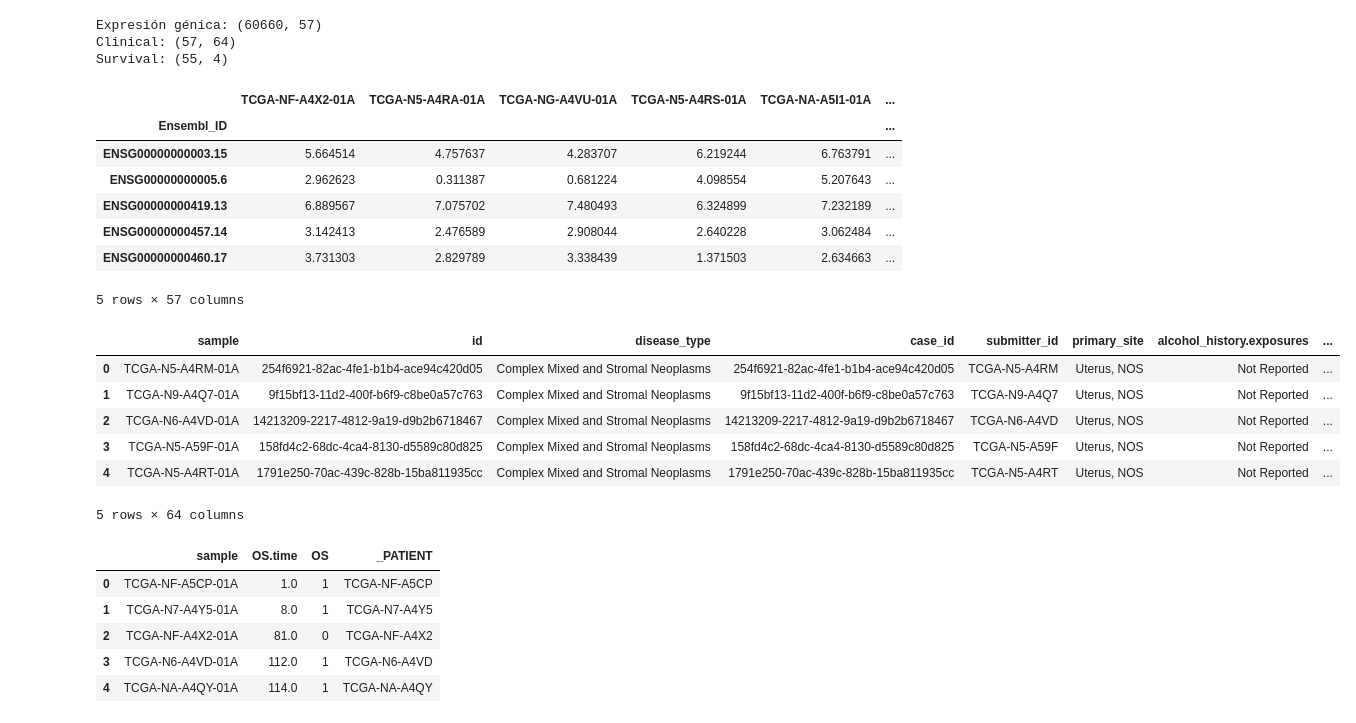
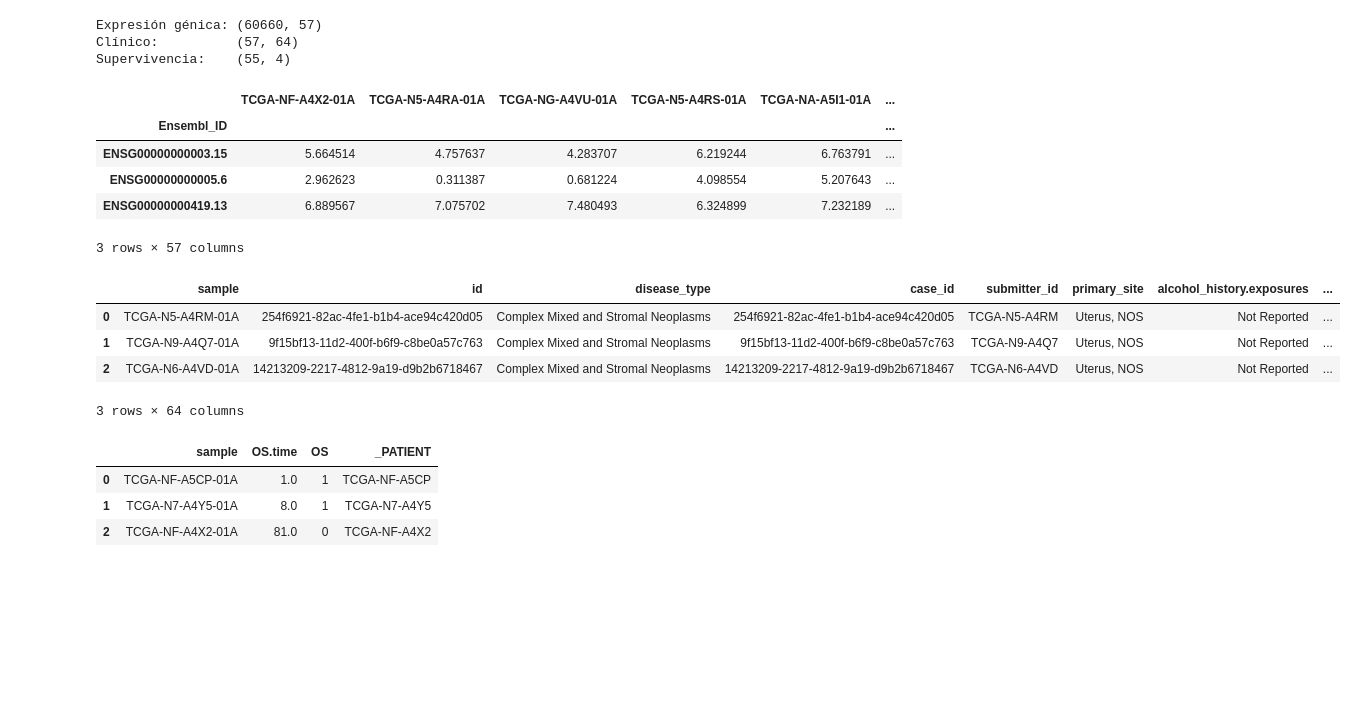
Before and after one commit to DiazPaz/ia_models, a Jupyter notebook: P_P3/main.ipynb, the cells around one changed output. Drawn from its saved outputs; the diff is of its cells as text; code cells hidden in the pictures; blank space fills up the shorter version.

```diff
--- a/P_P3/main.ipynb
+++ b/P_P3/main.ipynb
@@ -6,53 +76,39 @@ Autor: David Díaz Paz y Puente
 # %%
-from pathlib import Path
-import pandas as pd
-import numpy as np
-
-from sklearn.preprocessing import StandardScaler
-
 # =========================
-# 1. Cargar archivos
+# 1. Cargar archivos de datos
 # =========================
 
-data_dir = Path("data_bases")
+expr_path     = data_dir / 'TCGA-UCS.star_tpm.tsv.gz'
+clinical_path = data_dir / 'TCGA-UCS.clinical.tsv.gz'
+survival_path = data_dir / 'TCGA-UCS.survival.tsv.gz'
 
-expr_path = data_dir / "TCGA-UCS.star_tpm.tsv.gz"
-clinical_path = data_dir / "TCGA-UCS.clinical.tsv.gz"
-survival_path = data_dir / "TCGA-UCS.survival.tsv.gz"
+expr     = pd.read_csv(expr_path,     sep='\t', compression='gzip', index_col=0)
+clinical = pd.read_csv(clinical_path, sep='\t', compression='gzip')
+survival = pd.read_csv(survival_path, sep='\t', compression='gzip')
 
-expr = pd.read_csv(expr_path, sep="\t", compression="gzip", index_col=0)
-clinical = pd.read_csv(clinical_path, sep="\t", compression="gzip")
-survival = pd.read_csv(survival_path, sep="\t", compression="gzip")
+print('Expresión génica:', expr.shape)
+print('Clínico:         ', clinical.shape)
+print('Supervivencia:   ', survival.shape)
 
-print("Expresión génica:", expr.shape)
-print("Clinical:", clinical.shape)
-print("Survival:", survival.shape)
-
-display(expr.head())
-display(clinical.head())
-display(survival.head())
+display(expr.head(3))
+display(clinical.head(3))
+display(survival.head(3))
 # %% [output]
 Expresión génica: (60660, 57)
-Clinical: (57, 64)
-Survival: (55, 4)
+Clínico:          (57, 64)
+Supervivencia:    (55, 4)
 |  | TCGA-NF-A4X2-01A | TCGA-N5-A4RA-01A | TCGA-NG-A4VU-01A | TCGA-N5-A4RS-01A | TCGA-NA-A5I1-01A | ... |
 | Ensembl_ID |  |  |  |  |  | ... |
 | ENSG00000000003.15 | 5.664514 | 4.757637 | 4.283707 | 6.219244 | 6.763791 | ... |
 | ENSG00000000005.6 | 2.962623 | 0.311387 | 0.681224 | 4.098554 | 5.207643 | ... |
 | ENSG00000000419.13 | 6.889567 | 7.075702 | 7.480493 | 6.324899 | 7.232189 | ... |
-| ENSG00000000457.14 | 3.142413 | 2.476589 | 2.908044 | 2.640228 | 3.062484 | ... |
-| ENSG00000000460.17 | 3.731303 | 2.829789 | 3.338439 | 1.371503 | 2.634663 | ... |
-5 rows × 57 columns
+3 rows × 57 columns
 |  | sample | id | disease_type | case_id | submitter_id | primary_site | alcohol_history.exposures | ... |
 | 0 | TCGA-N5-A4RM-01A | 254f6921-82ac-4fe1-b1b4-ace94c420d05 | Complex Mixed and Stromal Neoplasms | 254f6921-82ac-4fe1-b1b4-ace94c420d05 | TCGA-N5-A4RM | Uterus, NOS | Not Reported | ... |
 | 1 | TCGA-N9-A4Q7-01A | 9f15bf13-11d2-400f-b6f9-c8be0a57c763 | Complex Mixed and Stromal Neoplasms | 9f15bf13-11d2-400f-b6f9-c8be0a57c763 | TCGA-N9-A4Q7 | Uterus, NOS | Not Reported | ... |
 | 2 | TCGA-N6-A4VD-01A | 14213209-2217-4812-9a19-d9b2b6718467 | Complex Mixed and Stromal Neoplasms | 14213209-2217-4812-9a19-d9b2b6718467 | TCGA-N6-A4VD | Uterus, NOS | Not Reported | ... |
-| 3 | TCGA-N5-A59F-01A | 158fd4c2-68dc-4ca4-8130-d5589c80d825 | Complex Mixed and Stromal Neoplasms | 158fd4c2-68dc-4ca4-8130-d5589c80d825 | TCGA-N5-A59F | Uterus, NOS | Not Reported | ... |
-| 4 | TCGA-N5-A4RT-01A | 1791e250-70ac-439c-828b-15ba811935cc | Complex Mixed and Stromal Neoplasms | 1791e250-70ac-439c-828b-15ba811935cc | TCGA-N5-A4RT | Uterus, NOS | Not Reported | ... |
-5 rows × 64 columns
+3 rows × 64 columns
 |  | sample | OS.time | OS | _PATIENT |
 | 0 | TCGA-NF-A5CP-01A | 1.0 | 1 | TCGA-NF-A5CP |
 | 1 | TCGA-N7-A4Y5-01A | 8.0 | 1 | TCGA-N7-A4Y5 |
 | 2 | TCGA-NF-A4X2-01A | 81.0 | 0 | TCGA-NF-A4X2 |
-| 3 | TCGA-N6-A4VD-01A | 112.0 | 1 | TCGA-N6-A4VD |
-| 4 | TCGA-NA-A4QY-01A | 114.0 | 1 | TCGA-NA-A4QY |
```
Also changed, not shown: parts of 41 cells of this notebook.
